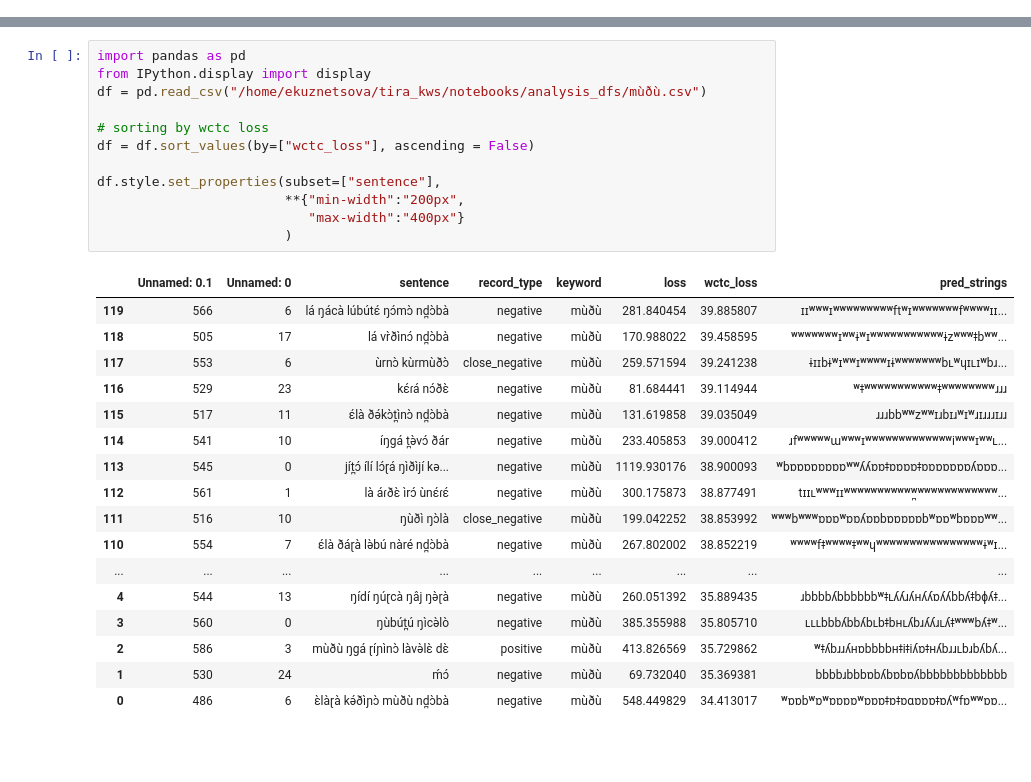
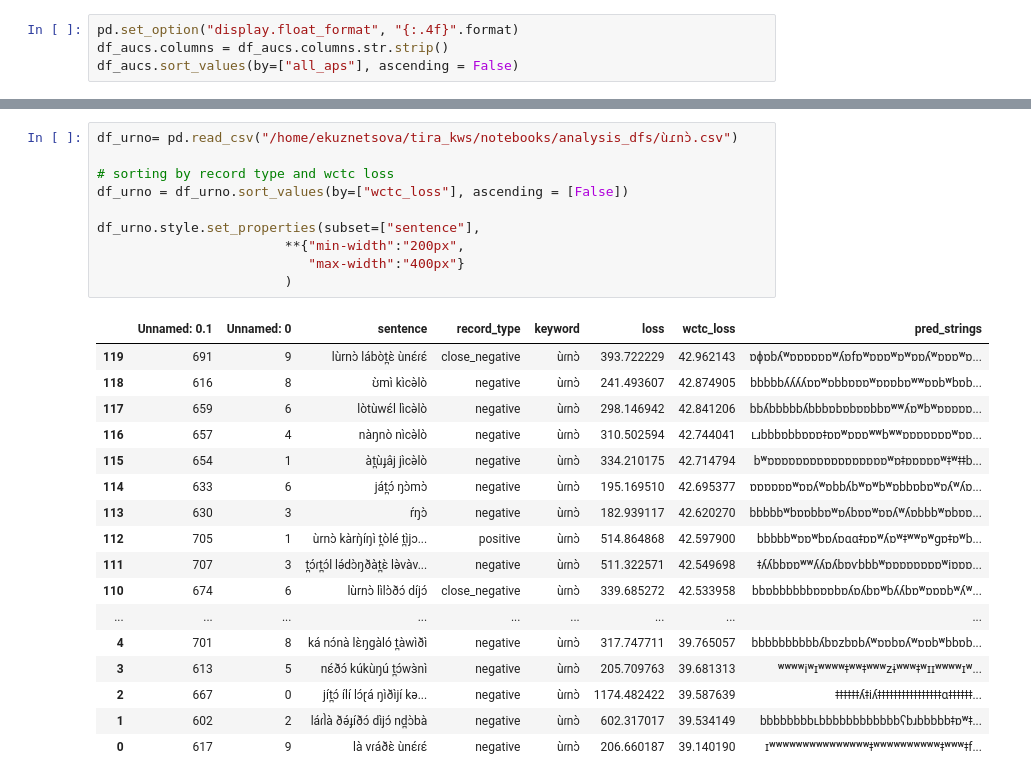
Before and after one commit to markjosims/tira_kws, a Jupyter notebook: notebooks/analysis_dfs/sorting_ellie.ipynb, the cells around one changed output, grey strips where cells are left out. Saved outputs shown, nothing was run; the diff lists cells and outputs as text; blank space fills up the shorter version.

Commit message:
updated sorting

```diff
--- a/notebooks/analysis_dfs/sorting_ellie.ipynb
+++ b/notebooks/analysis_dfs/sorting_ellie.ipynb
@@ -14,3 +15,7 @@ df
 | 7 | 7 | kə̀və̀lɛ̀ðɔ́ | 0.150177 | 0.524545 | 0.161800 | 0.528 | 0.573603 | ... |
 | 8 | 8 | kàŋú | 0.133653 | 0.480000 | 0.138016 | 0.472 | 0.669836 | ... |
 | 9 | 9 | íŋgá_nɔ̀nà | 0.130706 | 0.660000 | 0.152536 | 0.680 | 0.481864 | ... |
+# %%
+pd.set_option("display.float_format", "{:.4f}".format)
+df_aucs.columns = df_aucs.columns.str.strip()
+df_aucs.sort_values(by=["all_aps"], ascending = False)
@@ -47,30 +91,28 @@ df.style.set_properties(subset=["sentence"],
 # %%
-import pandas as pd
-from IPython.display import display
-df = pd.read_csv("/home/ekuznetsova/tira_kws/notebooks/analysis_dfs/mùðù.csv")
+df_urno= pd.read_csv("/home/ekuznetsova/tira_kws/notebooks/analysis_dfs/ùɾnɔ̀.csv")
 
-# sorting by wctc loss
-df = df.sort_values(by=["wctc_loss"], ascending = False)
+# sorting by record type and wctc loss
+df_urno = df_urno.sort_values(by=["wctc_loss"], ascending = [False])
 
-df.style.set_properties(subset=["sentence"],
+df_urno.style.set_properties(subset=["sentence"],
                         **{"min-width":"200px",
                            "max-width":"400px"}
                         )
 # %% [output]
 |  | Unnamed: 0.1 | Unnamed: 0 | sentence | record_type | keyword | loss | wctc_loss | pred_strings |
-| 119 | 566 | 6 | lá ŋácà lúbútɛ́ ŋɔ́mɔ̀ nd̪ɔ̀bà | negative | mùðù | 281.840454 | 39.885807 | ɪɪʷʷʷɪʷʷʷʷʷʷʷʷʷftʷɪʷʷʷʷʷʷʷfʷʷʷʷɪɪ... |
-| 118 | 505 | 17 | lá vr̀ðìnɔ́ nd̪ɔ̀bà | negative | mùðù | 170.988022 | 39.458595 | ʷʷʷʷʷʷʷɪʷʷɨʷɪʷʷʷʷʷʷʷʷʷʷʷɨzʷʷʷǂbʷʷ... |
-| 117 | 553 | 6 | ùrnɔ̀ kùrmùðɔ̀ | close_negative | mùðù | 259.571594 | 39.241238 | ɨɪɪbɨʷɪʷʷɪʷʷʷʷɪɨʷʷʷʷʷʷʷbʟʷɥɪʟɪʷbɹ... |
-| 116 | 529 | 23 | kɛ́ɾá nɔ́ðɛ̀ | negative | mùðù | 81.684441 | 39.114944 | ʷǂʷʷʷʷʷʷʷʷʷʷʷǂʷʷʷʷʷʷʷʷɹɹɹ |
-| 115 | 517 | 11 | ɛ́là ðə́kɔ̀t̪ìnɔ̀ nd̪ɔ̀bà | negative | mùðù | 131.619858 | 39.035049 | ɹɹɹbbʷʷzʷʷɪɹbɪɹʷɪʷɹɪɹɹɹɪɹɹ |
-| 114 | 541 | 10 | íŋgá t̪ə̀vɔ́ ðár | negative | mùðù | 233.405853 | 39.000412 | ɹfʷʷʷʷʷɯʷʷʷɪʷʷʷʷʷʷʷʷʷʷʷʷʷiʷʷʷɪʷʷʟ... |
-| 113 | 545 | 0 | jít̪ɔ́ ílí lɔ́ɽá ŋìðìjí kə... | negative | mùðù | 1119.930176 | 38.900093 | ʷbɒɒɒɒɒɒɒɒʷʷʎʎɒɒǂɒɒɒɒǂɒɒɒɒɒɒɒʎɒɒɒ... |
-| 112 | 561 | 1 | là áɾðɛ̀ ìrɔ́ ùnɛ́ɾɛ́ | negative | mùðù | 300.175873 | 38.877491 | tɪɪʟʷʷʷɪɪʷʷʷʷʷʷʷʷʷʷʷ̪ʷʷʷʷʷʷʷʷʷʷʷʷ... |
-| 111 | 516 | 10 | ŋùðì ŋɔ̀là | close_negative | mùðù | 199.042252 | 38.853992 | ʷʷʷbʷʷʷɒɒɒʷɒɒʎɒɒbɒɒɒɒɒbʷɒɒʷbɒɒɒʷʷ... |
-| 110 | 554 | 7 | ɛ́là ðáɽà lə̀bú nàré nd̪ɔ̀bà | negative | mùðù | 267.802002 | 38.852219 | ʷʷʷʷfǂʷʷʷʷǂʷʷɥʷʷʷʷʷʷʷʷʷʷʷʷʷʷʷʷɨʷɪ... |
+| 119 | 691 | 9 | lùrnɔ̀ lábòt̪ɛ̀ ùnɛ́ɾɛ́ | close_negative | ùɾnɔ̀ | 393.722229 | 42.962143 | ɒɸɒbʎʷɒɒɒɒɒɒʷʎɒfɒʷɒɒɒʷɒʷɒɒʎʷɒɒɒʷɒ... |
+| 118 | 616 | 8 | ʊ̀mì kìcə̀lò | negative | ùɾnɔ̀ | 241.493607 | 42.874905 | bbbbbʎʎʎʎɒɒʷɒbbɒɒɒʷɒɒɒbɒʷʷɒɒbʷbɒb... |
+| 117 | 659 | 6 | lòtùwɛ́l lìcə̀lò | negative | ùɾnɔ̀ | 298.146942 | 42.841206 | bbʎbbbbbʎbbbɒbɒbɒɒbbɒʷʷʎɒʷbʷɒɒɒɒɒ... |
+| 116 | 657 | 4 | nàŋnò nìcə̀lò | negative | ùɾnɔ̀ | 310.502594 | 42.744041 | ʟɹbbbɒbbɒɒɒǂɒɒʷɒɒɒʷʷbʷʷɒɒɒɒɒɒɒʷɒɒ... |
+| 115 | 654 | 1 | àt̪ùɟâj jìcə̀lò | negative | ùɾnɔ̀ | 334.210175 | 42.714794 | bʷɒɒɒɒɒɒɒɒɒɒɒɒɒɒɒɒɒʷɒǂɒɒɒɒɒʷǂʷǂǂb... |
+| 114 | 633 | 6 | ját̪ɔ́ ŋɔ̀mɔ̀ | negative | ùɾnɔ̀ | 195.169510 | 42.695377 | ɒɒɒɒɒɒʷɒɒʎʷɒbbʎbʷɒʷbʷɒbbɒbɒʷɒʎʷʎɒ... |
+| 113 | 630 | 3 | ŕŋɔ̀ | negative | ùɾnɔ̀ | 182.939117 | 42.620270 | bbbbbʷbɒɒbbɒʷɒʎbɒɒʷɒɒʎʷʎɒbbbʷɒbɒɒ... |
+| 112 | 705 | 1 | ùrnɔ̀ kàrŋ̀íŋì t̪òlé t̪ìjɔ... | positive | ùɾnɔ̀ | 514.864868 | 42.597900 | bbbbbʷɒɒʷbɒʎɒɑɑǂɒɒʷʎɒʷǂʷʷɒʷgɒǂɒʷb... |
+| 111 | 707 | 3 | t̪ɔ́ɾt̪ɔ́l lə́dɔ̀ŋðàt̪ɛ̀ lə̀vàv... | negative | ùɾnɔ̀ | 511.322571 | 42.549698 | ǂʎʎbbɒɒʷʷʎʎɒʎbɒⱱbbbʷɒɒɒɒɒɒɒɒʷiɒɒɒ... |
+| 110 | 674 | 6 | lùrnɔ̀ lìlɔ̀ðɔ́ díjɔ́ | close_negative | ùɾnɔ̀ | 339.685272 | 42.533958 | bbɒbbbbbbɒɒɒbɒʎɒʎbɒʷbʎʎbɒʷɒɒɒbʷʎʷ... |
 | ... | ... | ... | ... | ... | ... | ... | ... | ... |
-| 4 | 544 | 13 | ŋídí ŋúɽcà ŋâj ŋə̀ɽà | negative | mùðù | 260.051392 | 35.889435 | ɹbbbbʎbbbbbbʷǂʟʎʎɹʎʜʎʎɒʎʎbbʎǂbɸʎǂ... |
-| 3 | 560 | 0 | ŋùbút̪ú ŋìcə̀lò | negative | mùðù | 385.355988 | 35.805710 | ʟʟʟbbbʎbbʎbʟbǂbʜʟʎbɹʎʎɹʟʎǂʷʷʷbʎǂʷ... |
-| 2 | 586 | 3 | mùðù ŋgá ɽíɲìnɔ̀ làvə̀lɛ̀ dɛ̀ | positive | mùðù | 413.826569 | 35.729862 | ʷǂʎbɹɹʎʜɒbbbbʜǂiǂiʎɒǂʜʎbɹɹʟbɹbʎbʎ... |
-| 1 | 530 | 24 | ḿɔ́ | negative | mùðù | 69.732040 | 35.369381 | bbbbɹbbbɒbʎbɒbɒʎbbbbbbbbbbbbb |
-| 0 | 486 | 6 | ɛ̀làɽà kə́ðìɲɔ̀ mùðù nd̪ɔ̀bà | negative | mùðù | 548.449829 | 34.413017 | ʷɒɒbʷɒʷɒɒɒɒʷɒɒɒǂɒǂɒɑɒɒɒǂɒʎʷfɒʷʷɒɒ... |
+| 4 | 701 | 8 | ká nɔ́nà lɛ̀ŋgàló t̪àwìðì | negative | ùɾnɔ̀ | 317.747711 | 39.765057 | bbbbbbbbbbʎbɒzbɒbʎʷɒɒbɒʎʷɒɒbʷbbɒb... |
+| 3 | 613 | 5 | nɛ́ðɔ́ kúkùŋú t̪ɔ́wɜ̀nì | negative | ùɾnɔ̀ | 205.709763 | 39.681313 | ʷʷʷʷiʷɪʷʷʷʷǂʷʷǂʷʷʷzɨʷʷʷǂʷɪɪʷʷʷʷɪʷ... |
+| 2 | 667 | 0 | jít̪ɔ́ ílí lɔ́ɽá ŋìðìjí kə... | negative | ùɾnɔ̀ | 1174.482422 | 39.587639 | ǂǂǂǂǂǂʎǂiʎǂǂǂǂǂǂǂǂǂǂǂǂǂǂǂǂɑǂǂǂǂǂǂ... |
+| 1 | 602 | 2 | láɾl̀à ðə́ɟíðɔ́ dìjɔ́ nd̪ɔ̀bà | negative | ùɾnɔ̀ | 602.317017 | 39.534149 | bbbbbbbbʟbbbbbbbbbbbbʕbɹbbbbbǂɒʷǂ... |
+| 0 | 617 | 9 | là vɾáðɛ̀ ùnɛ́ɾɛ́ | negative | ùɾnɔ̀ | 206.660187 | 39.140190 | ɪʷʷʷʷʷʷʷʷʷʷʷʷʷʷʷǂʷʷʷʷʷʷʷʷʷʷǂʷʷʷǂf... |
```
Also changed, not shown: parts of 13 cells of this notebook.
